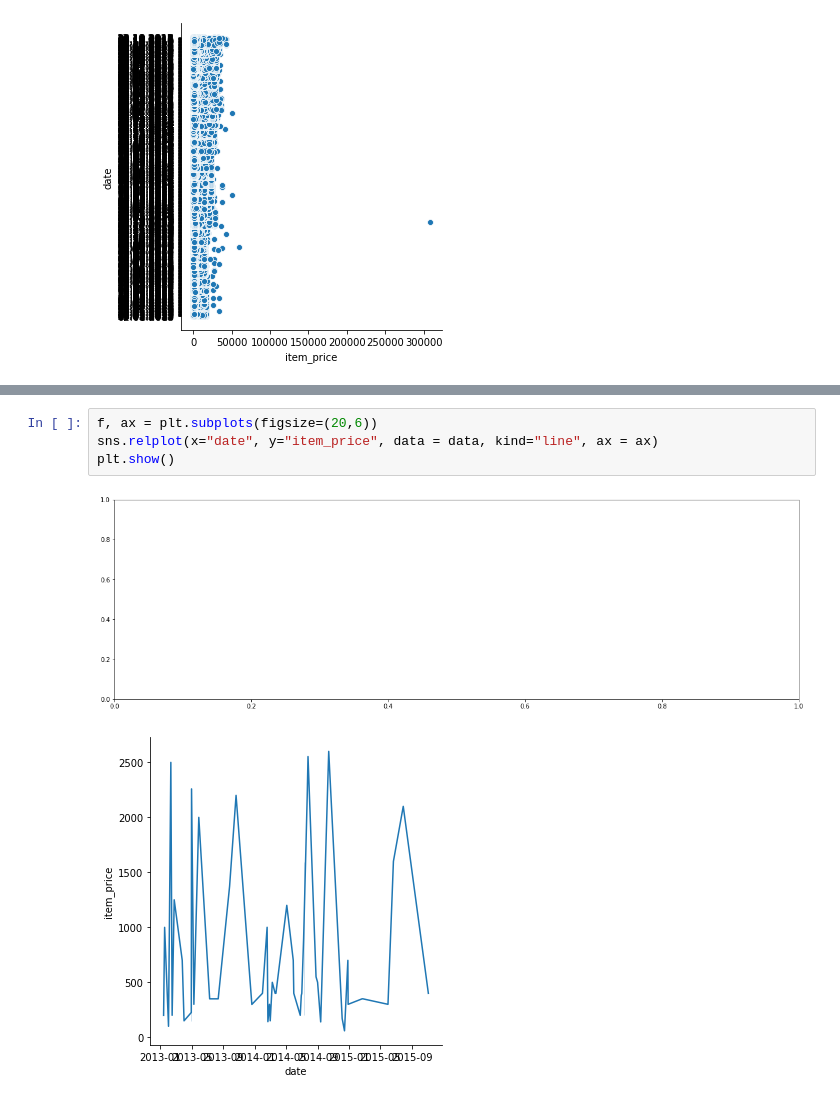
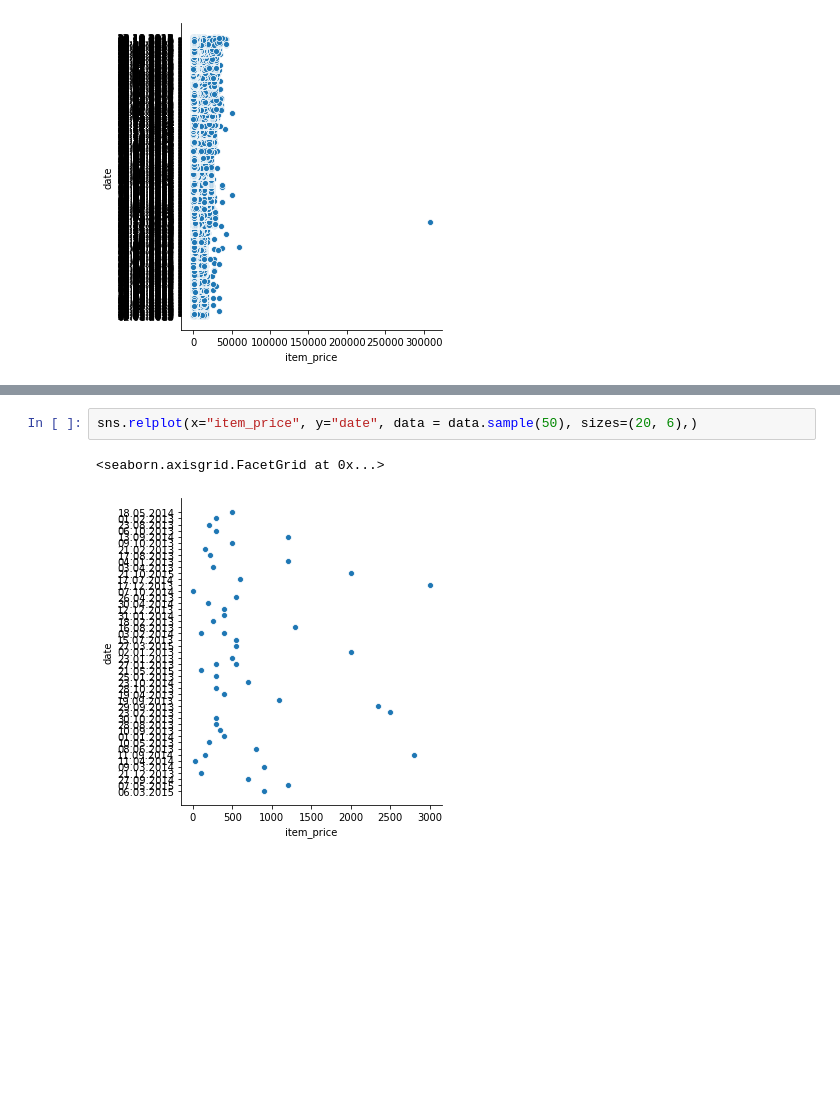
Before and after one commit to AbdelrhmanAbdalla/python, a Jupyter notebook: Exo2Dataviz.ipynb, the cells around one changed output, grey strips where cells are left out. Cells and saved outputs as stored; diff of their text form; blank space fills up the shorter version.

```diff
--- a/Exo2Dataviz.ipynb
+++ b/Exo2Dataviz.ipynb
@@ -29,9 +29,7 @@ sns.relplot(x='item_price', y='date', data=data.sample(50))
-# %%
-f, ax = plt.subplots(figsize=(20,6))
-sns.relplot(x="date", y="item_price", data = data, kind="line", ax = ax)
-plt.show()
-# %% [output]
-[figure, removed]
-[figure, removed]
+# %%
+sns.relplot(x="item_price", y="date", data = data.sample(50), sizes=(20, 6),)
+# %% [output]
+<seaborn.axisgrid.FacetGrid at 0x...>
+[figure, added]
 # %%
 data['date'] = pd.to_datetime(data['date'])
```
Also changed, not shown: parts of 2 cells of this notebook, 5 other files.
